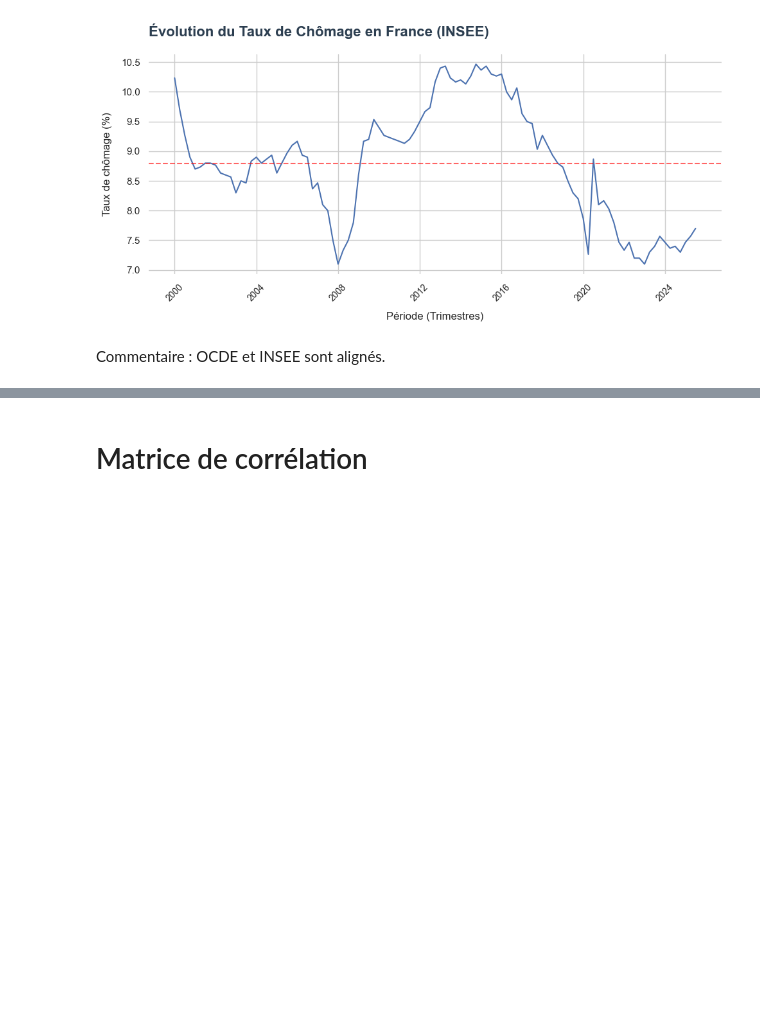
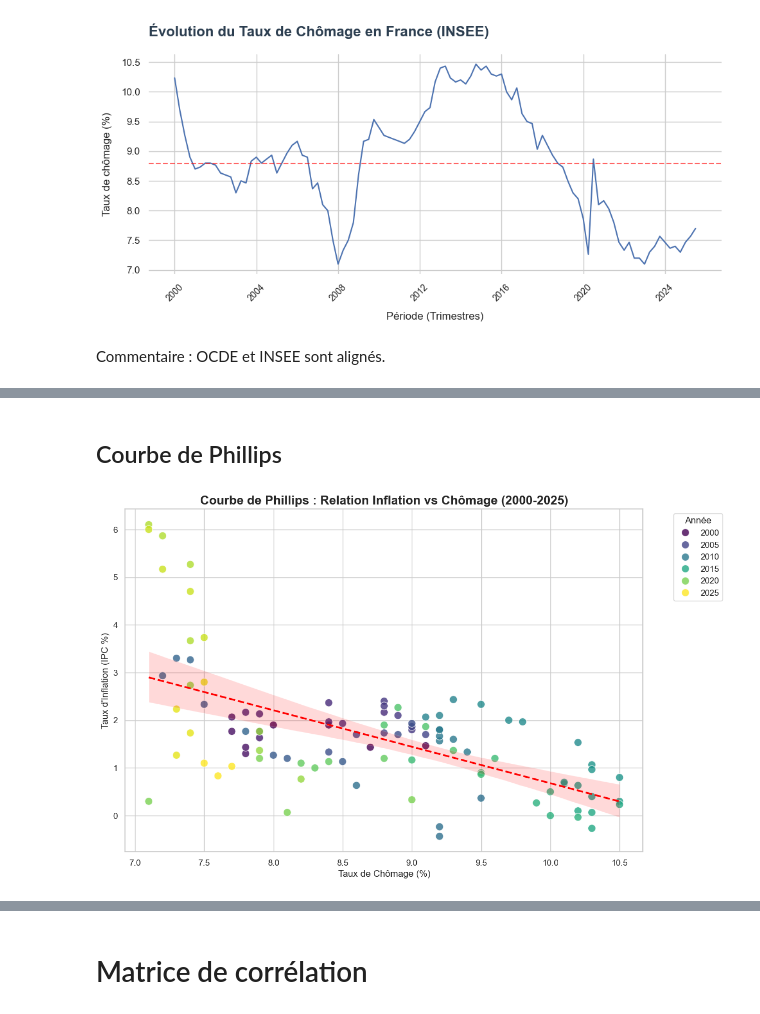
Before and after one commit to JulienSchnitzler/fil_rouge-etude_chomage_france, a Jupyter notebook: src/data/03_EDA_julien.ipynb, the cells around one changed output, grey strips where cells are left out. Saved outputs shown, nothing was run; the diff lists cells and outputs as text; code cells hidden in the pictures; blank space fills up the shorter version.

```diff
--- a/src/data/03_EDA_julien.ipynb
+++ b/src/data/03_EDA_julien.ipynb
@@ -238,0 +290,34 @@ Commentaire : OCDE et INSEE sont alignés.
+# %% [markdown]
+## Courbe de Phillips
+# %%
+plt.figure(figsize=(12, 8))
+sns.set_theme(style="whitegrid")
+
+# Graphique de dispersion avec couleur selon l'année
+scatter = sns.scatterplot(
+    data=df,
+    x='taux_chomage_total_insee',
+    y='ipc',
+    hue=df['date'].dt.year,
+    palette='viridis',
+    s=100,
+    alpha=0.8
+)
+
+# Ajout de la droite de régression pour visualiser la "Courbe"
+sns.regplot(
+    data=df,
+    x='taux_chomage_total_insee',
+    y='ipc',
+    scatter=False,
+    color='red',
+    line_kws={"linestyle": "--", "label": "Tendance théorique"}
+)
+
+plt.title("Courbe de Phillips : Relation Inflation vs Chômage (2000-2025)", fontsize=16, fontweight='bold')
+plt.xlabel("Taux de Chômage (%)")
+plt.ylabel("Taux d'Inflation (IPC %)")
+plt.legend(title="Année", bbox_to_anchor=(1.05, 1), loc='upper left')
+plt.show()
+# %% [output]
+[figure, added]
```
Also changed, not shown: parts of 14 cells of this notebook, 10 other files.
